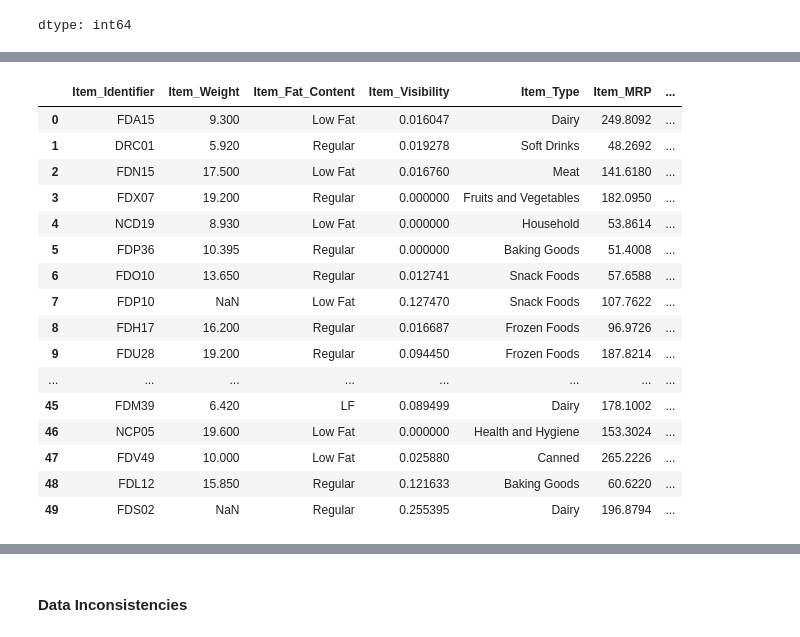
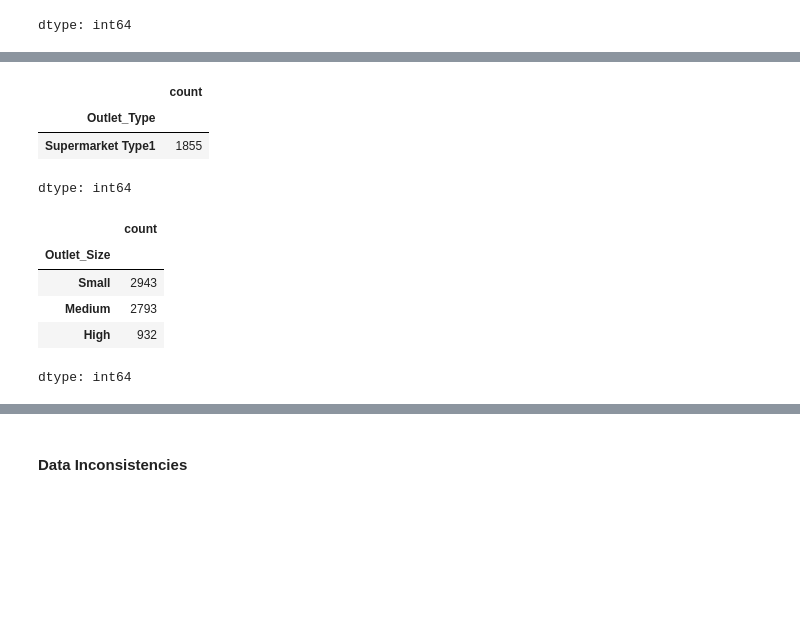
Before and after one commit to ThomasLane1820/Prediction-of-Product-Sales, a Jupyter notebook: Prediction_of_Product_Sales.ipynb, the cells around one changed output, grey strips where cells are left out. Drawn from its saved outputs; the diff is of its cells as text; code cells hidden in the pictures; blank space fills up the shorter version.

```diff
--- a/Prediction_of_Product_Sales.ipynb
+++ b/Prediction_of_Product_Sales.ipynb
@@ -157,23 +149,19 @@ df2 = df.copy()
 # %%
 # Filling the missing "Outlet_Size" values with their appropriate values
-df2.loc[df2["Outlet_Type"] == "Grocery Store", "Outlet_Size"] = "Small"
-df2.head(50)
+df.loc[df["Outlet_Type"] == "Grocery Store", "Outlet_Size"] = "Small"
+df[df["Outlet_Size"].isna()]["Outlet_Type"].value_counts()
 # %% [output]
-|  | Item_Identifier | Item_Weight | Item_Fat_Content | Item_Visibility | Item_Type | Item_MRP | ... |
-| 0 | FDA15 | 9.300 | Low Fat | 0.016047 | Dairy | 249.8092 | ... |
-| 1 | DRC01 | 5.920 | Regular | 0.019278 | Soft Drinks | 48.2692 | ... |
-| 2 | FDN15 | 17.500 | Low Fat | 0.016760 | Meat | 141.6180 | ... |
-| 3 | FDX07 | 19.200 | Regular | 0.000000 | Fruits and Vegetables | 182.0950 | ... |
-| 4 | NCD19 | 8.930 | Low Fat | 0.000000 | Household | 53.8614 | ... |
-| 5 | FDP36 | 10.395 | Regular | 0.000000 | Baking Goods | 51.4008 | ... |
-| 6 | FDO10 | 13.650 | Regular | 0.012741 | Snack Foods | 57.6588 | ... |
-| 7 | FDP10 | NaN | Low Fat | 0.127470 | Snack Foods | 107.7622 | ... |
-| 8 | FDH17 | 16.200 | Regular | 0.016687 | Frozen Foods | 96.9726 | ... |
-| 9 | FDU28 | 19.200 | Regular | 0.094450 | Frozen Foods | 187.8214 | ... |
-| ... | ... | ... | ... | ... | ... | ... | ... |
-| 45 | FDM39 | 6.420 | LF | 0.089499 | Dairy | 178.1002 | ... |
-| 46 | NCP05 | 19.600 | Low Fat | 0.000000 | Health and Hygiene | 153.3024 | ... |
-| 47 | FDV49 | 10.000 | Low Fat | 0.025880 | Canned | 265.2226 | ... |
-| 48 | FDL12 | 15.850 | Regular | 0.121633 | Baking Goods | 60.6220 | ... |
-| 49 | FDS02 | NaN | Regular | 0.255395 | Dairy | 196.8794 | ... |
+|  | count |
+| Outlet_Type |  |
+| Supermarket Type1 | 1855 |
+dtype: int64
+# %%
+df["Outlet_Size"].value_counts()
+# %% [output]
+|  | count |
+| Outlet_Size |  |
+| Small | 2943 |
+| Medium | 2793 |
+| High | 932 |
+dtype: int64
 # %%
```
Also changed, not shown: parts of 107 cells of this notebook.
